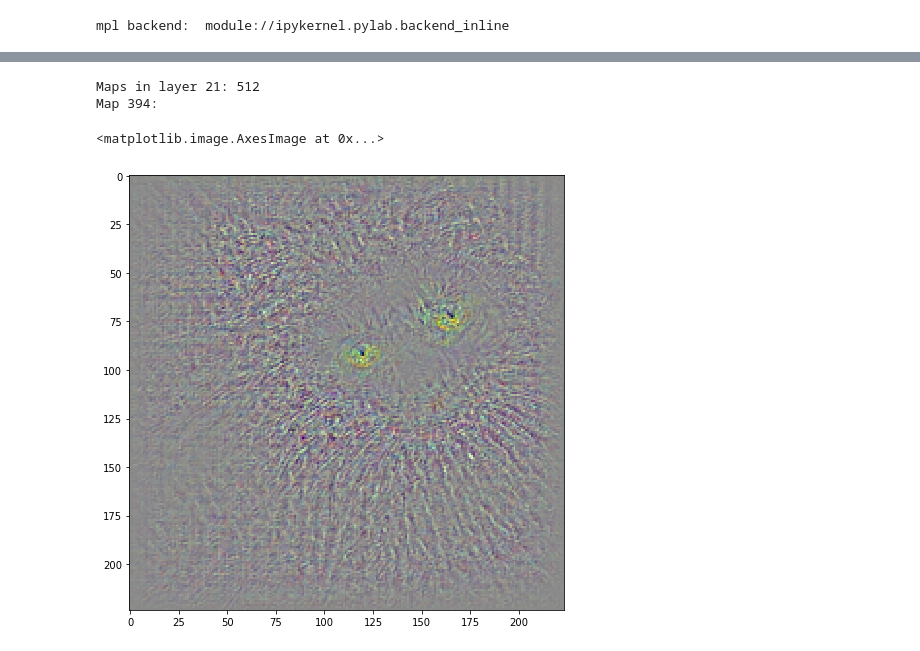
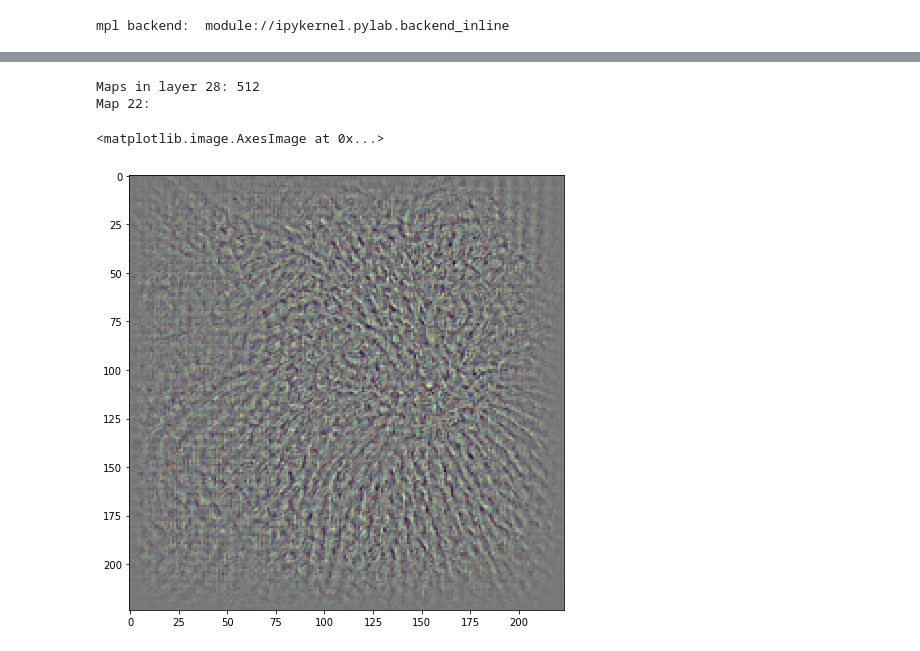
Before and after one commit to BorisLestsov/pytorch-deconvnet, a Jupyter notebook: vis.ipynb, the cells around one changed output, grey strips where cells are left out. Saved outputs shown, nothing was run; the diff lists cells and outputs as text; code cells hidden in the pictures.

```diff
--- a/vis.ipynb
+++ b/vis.ipynb
@@ -59,14 +255,14 @@ VGG16_conv (
 # %%
-conv_out = vgg16_c(img_var)
-
 plt.figure(figsize=(48,48))
 vgg16_d = VGG16_deconv().cuda()
 
 
-layer = 21
+layer = 28
 
 activ_map = vgg16_c.feature_outputs[layer].data.cpu().numpy()
+activ_map_shape = activ_map.shape
+print(activ_map_shape)
 activ_map = activ_map.transpose(1,2,3,0)
 activ_map_grid = vis_grid(activ_map)
-vis_layer(activ_map_grid)
+vis_layer(activ_map_grid, activ_map_shape)
 # %% [output]
@@ -74,30 +271,30 @@ vis_layer(activ_map_grid)
 # %%
 # only transpose convolve from Conv2d or ReLU layers
 conv_layer = layer
 
 n_maps = activ_map.shape[0]
 print("Maps in layer {}:".format(conv_layer), n_maps)
 
 
 _, map_x_dim, map_y_dim, _ = activ_map.shape
 map_img_x_dim, map_img_y_dim, _ = activ_map_grid.shape
 x_step = map_img_x_dim//(map_x_dim+1)
 
 
-x_index = 3
-y_index = 17
+x_index = 0
+y_index = 1
 map_idx = int(x_step*y_index + x_index)
 print("Map {}:".format(map_idx))
 
 if map_idx >= n_maps:
     print('Invalid map selected')
 
 decon = vgg16_d(vgg16_c.feature_outputs[layer][0][map_idx][None,None,:,:], conv_layer, map_idx, vgg16_c.pool_indices)
 plt.figure(figsize=(8,8))
 img = decon_img(decon)
 plt.imshow(img)
 # %% [output]
-Maps in layer 21: 512
-Map 394:
+Maps in layer 28: 512
+Map 22:
 <matplotlib.image.AxesImage at 0x...>
-[figure, old version]
+[figure, new version]
```
Also changed, not shown: parts of 8 cells of this notebook, 1 other file.
